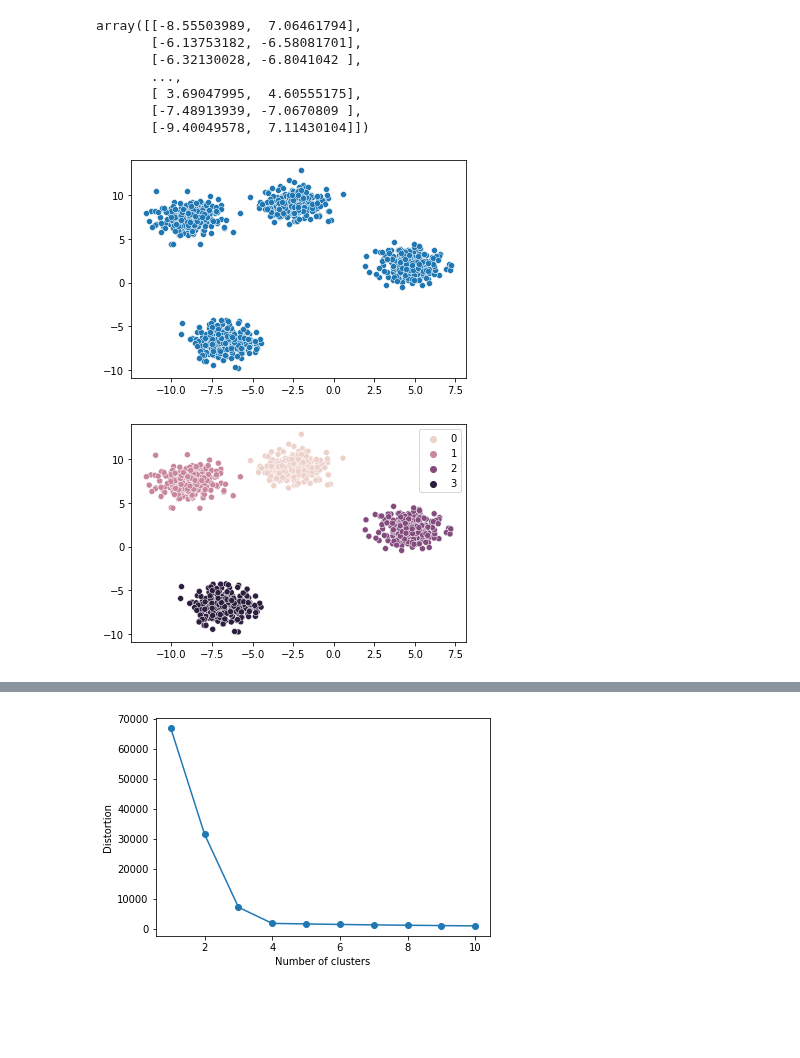
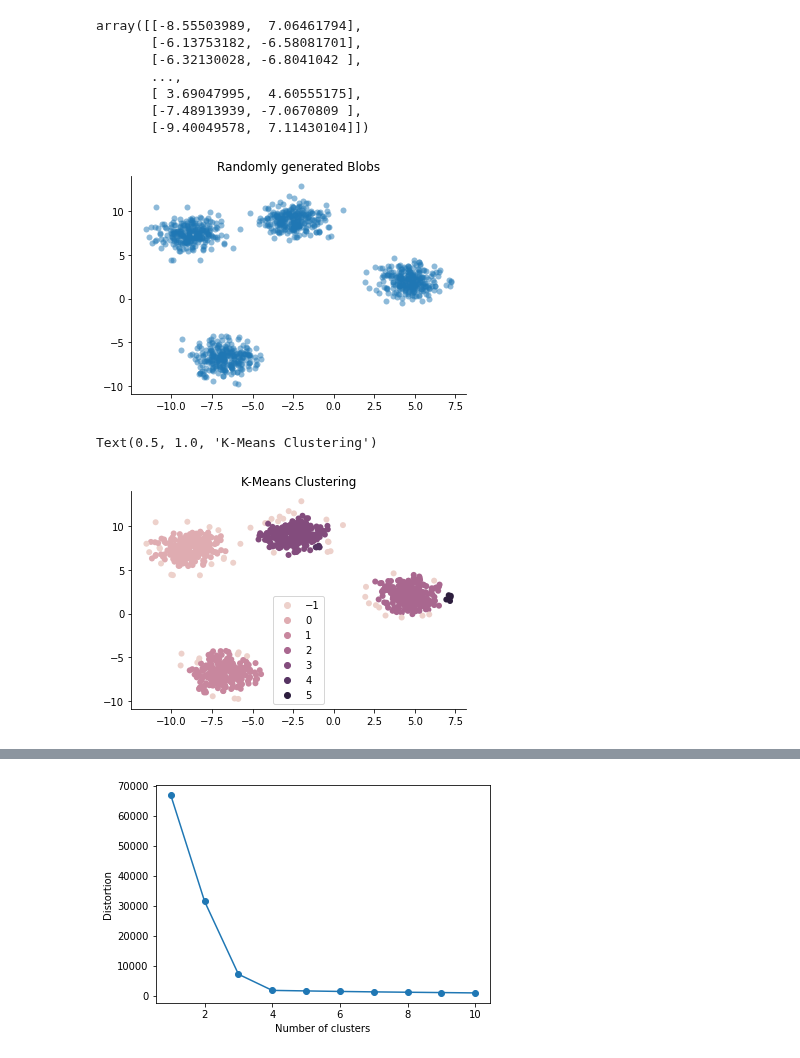
Before and after one commit to mouzkolit/NeuroBeginner, a Jupyter notebook: Scripts/Basic Clustering.ipynb, the cells around one changed output, grey strips where cells are left out. Drawn from its saved outputs; the diff is of its cells as text; code cells hidden in the pictures; blank space fills up the shorter version.

```diff
--- a/Scripts/Basic Clustering.ipynb
+++ b/Scripts/Basic Clustering.ipynb
@@ -19,10 +20,12 @@ array([[-8.55503989,  7.06461794],
        [-9.40049578,  7.11430104]])
 # %%
 fig, ax = plt.subplots()
-sns.scatterplot(x = X[:,0], y = X[:,1])
+sns.despine()
+sns.scatterplot(x = X[:,0], y = X[:,1], linewidth = 0, alpha= 0.5)
+plt.title("Randomly generated Blobs")
 plt.savefig("K-Means.pdf", dpi = 500)
 # %% [output]
-[figure, old version]
+[figure, new version]
 # %%
 scaler = StandardScaler()
 scaled_features = scaler.fit_transform(X)
@@ -37,7 +45,9 @@ y_km = km.fit_predict(X)
 # %%
-# This is easy
+# Draw the Plot
 fig, ax = plt.subplots()
-sns.scatterplot(x = X[:,0], y = X[:,1], hue = y_km)
-plt.savefig("Kmeans_predicted.pdf", dpi = 500)
+sns.despine()
+sns.scatterplot(x = X[:,0], y = X[:,1], hue = db_km, linewidth = 0)
+plt.title("K-Means Clustering")
 # %% [output]
+Text(0.5, 1.0, 'K-Means Clustering')
-[figure, old version]
+[figure, new version]
```
Also changed, not shown: parts of 4 cells of this notebook, 9 other files.
